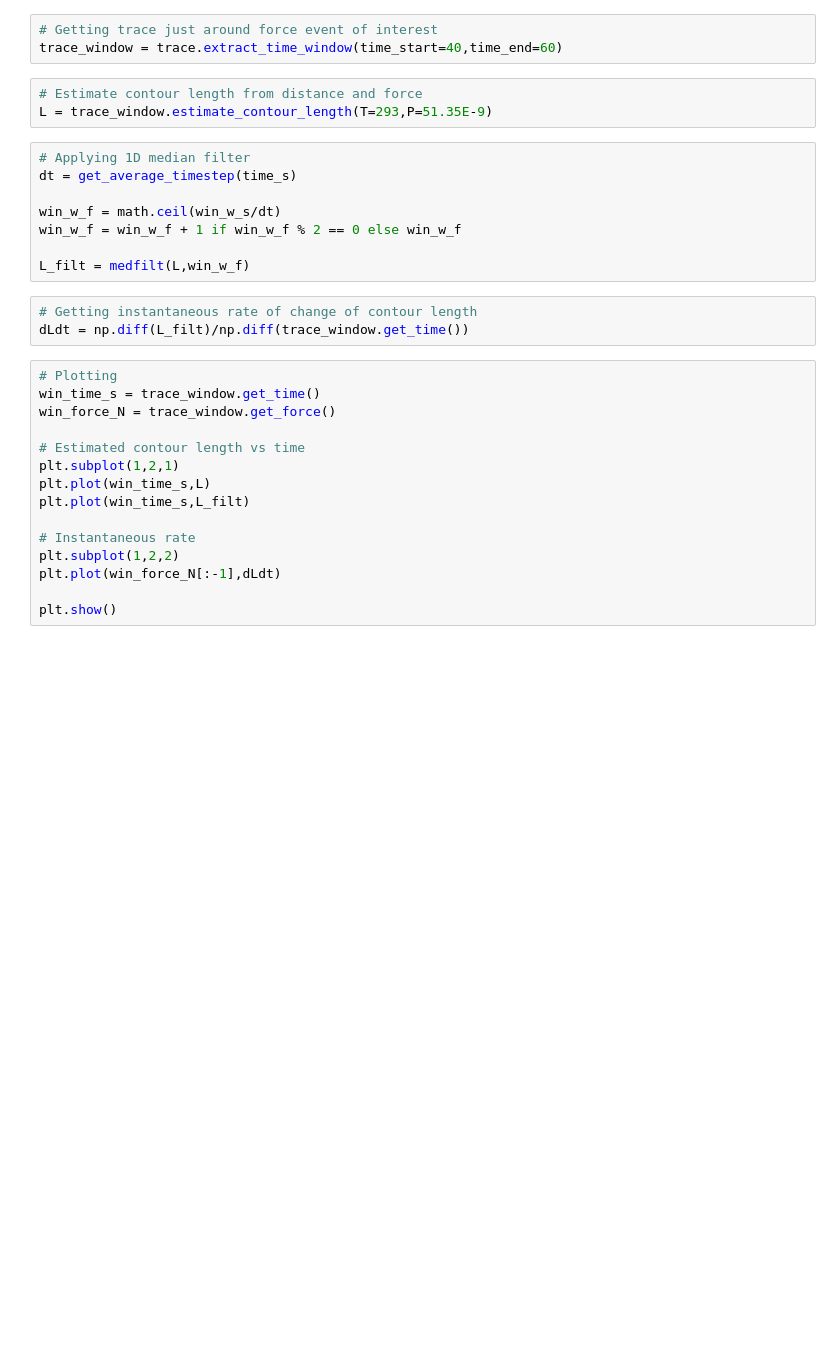
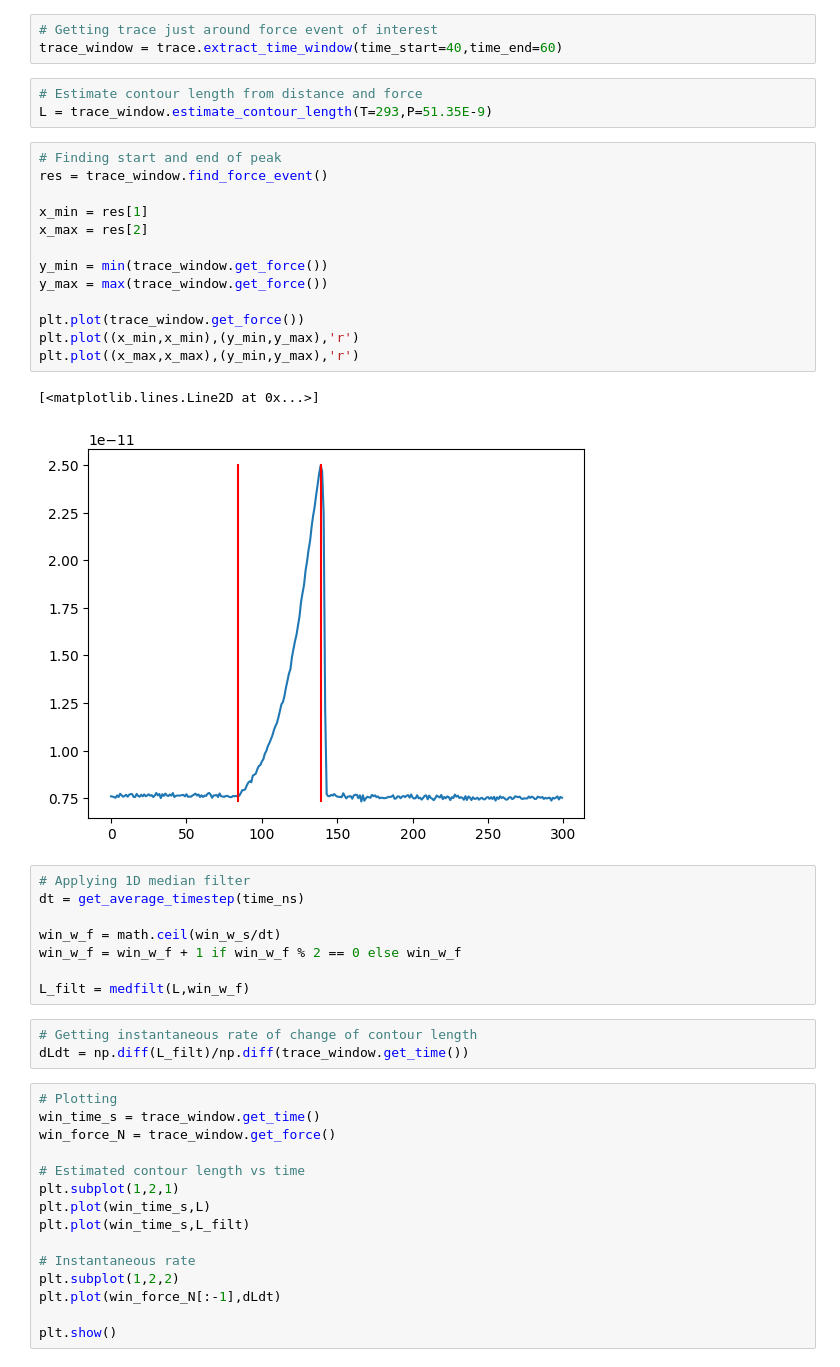
Before and after one commit to sjcross/kymotools, a Jupyter notebook: examplenotebooks/kymos/analysis/EstimatingContourLength.ipynb, the cells around one changed output. Saved outputs shown, nothing was run; the diff lists cells and outputs as text; blank space fills up the shorter version.

```diff
--- a/examplenotebooks/kymos/analysis/EstimatingContourLength.ipynb
+++ b/examplenotebooks/kymos/analysis/EstimatingContourLength.ipynb
@@ -31,9 +29,25 @@ trace_window = trace.extract_time_window(time_start=40,time_end=60)
 # %%
 # Estimate contour length from distance and force
 L = trace_window.estimate_contour_length(T=293,P=51.35E-9)
+# %%
+# Finding start and end of peak
+res = trace_window.find_force_event()
+
+x_min = res[1]
+x_max = res[2]
+
+y_min = min(trace_window.get_force())
+y_max = max(trace_window.get_force())
+
+plt.plot(trace_window.get_force())
+plt.plot((x_min,x_min),(y_min,y_max),'r')
+plt.plot((x_max,x_max),(y_min,y_max),'r')
+# %% [output]
+[<matplotlib.lines.Line2D at 0x...>]
+[figure, added]
 # %%
 # Applying 1D median filter
-dt = get_average_timestep(time_s)
+dt = get_average_timestep(time_ns)
 
 win_w_f = math.ceil(win_w_s/dt)
 win_w_f = win_w_f + 1 if win_w_f % 2 == 0 else win_w_f
```
Also changed, not shown: parts of 3 cells of this notebook, 1 other file.
